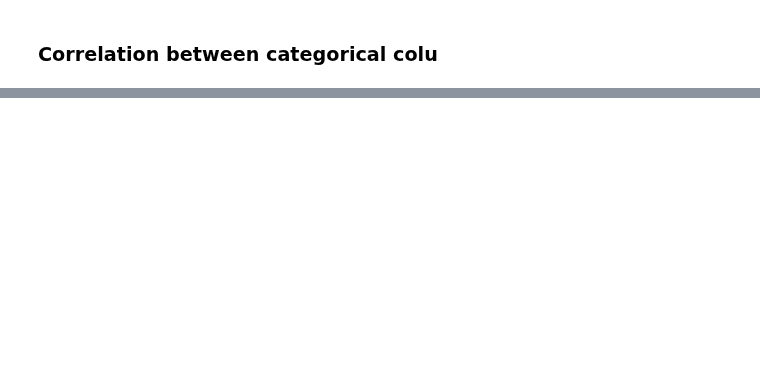
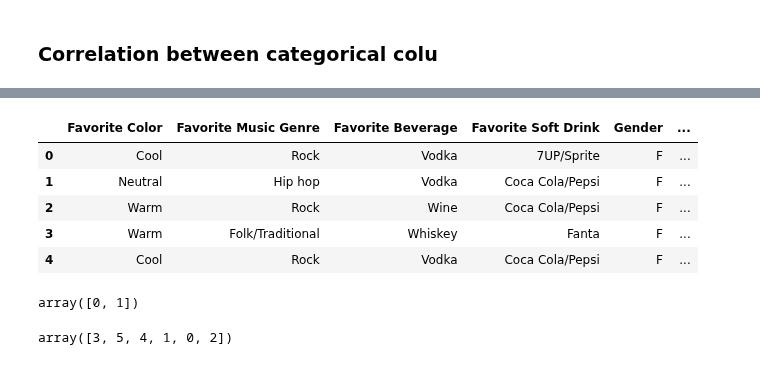
Before and after one commit to latifkara/dataScienceProjects, a Jupyter notebook: Gender_classification/gender_classification_project.ipynb, the cells around one changed output, grey strips where cells are left out. Cells and saved outputs as stored; diff of their text form; code cells hidden in the pictures; blank space fills up the shorter version.

```diff
--- a/Gender_classification/gender_classification_project.ipynb
+++ b/Gender_classification/gender_classification_project.ipynb
@@ -350,0 +377,2 @@ for col in category_cols:
+# %%
+lb = LabelEncoder()
@@ -350,0 +385,22 @@ for col in category_cols:
+# %%
+gender_dataframe= gender_df.copy()
+# %%
+for col in category_cols:
+    gender_dataframe[col+"_Label"] = lb.fit_transform(gender_dataframe[col])
+# %%
+gender_dataframe.head()
+# %% [output]
+|  | Favorite Color | Favorite Music Genre | Favorite Beverage | Favorite Soft Drink | Gender | ... |
+| 0 | Cool | Rock | Vodka | 7UP/Sprite | F | ... |
+| 1 | Neutral | Hip hop | Vodka | Coca Cola/Pepsi | F | ... |
+| 2 | Warm | Rock | Wine | Coca Cola/Pepsi | F | ... |
+| 3 | Warm | Folk/Traditional | Whiskey | Fanta | F | ... |
+| 4 | Cool | Rock | Vodka | Coca Cola/Pepsi | F | ... |
+# %%
+gender_dataframe.Gender_Label.unique()
+# %% [output]
+array([0, 1])
+# %%
+gender_dataframe['Favorite Beverage_Label'].unique()
+# %% [output]
+array([3, 5, 4, 1, 0, 2])
```
Also changed, not shown: parts of 7 cells of this notebook.
